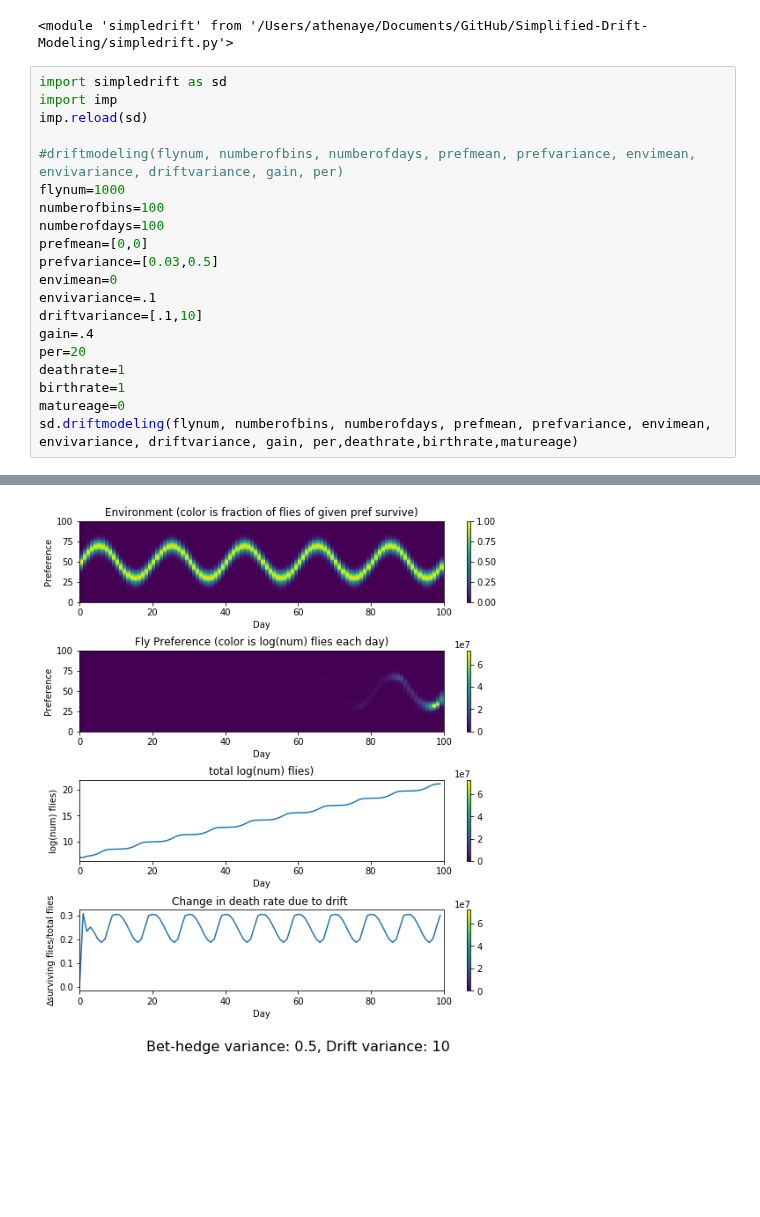
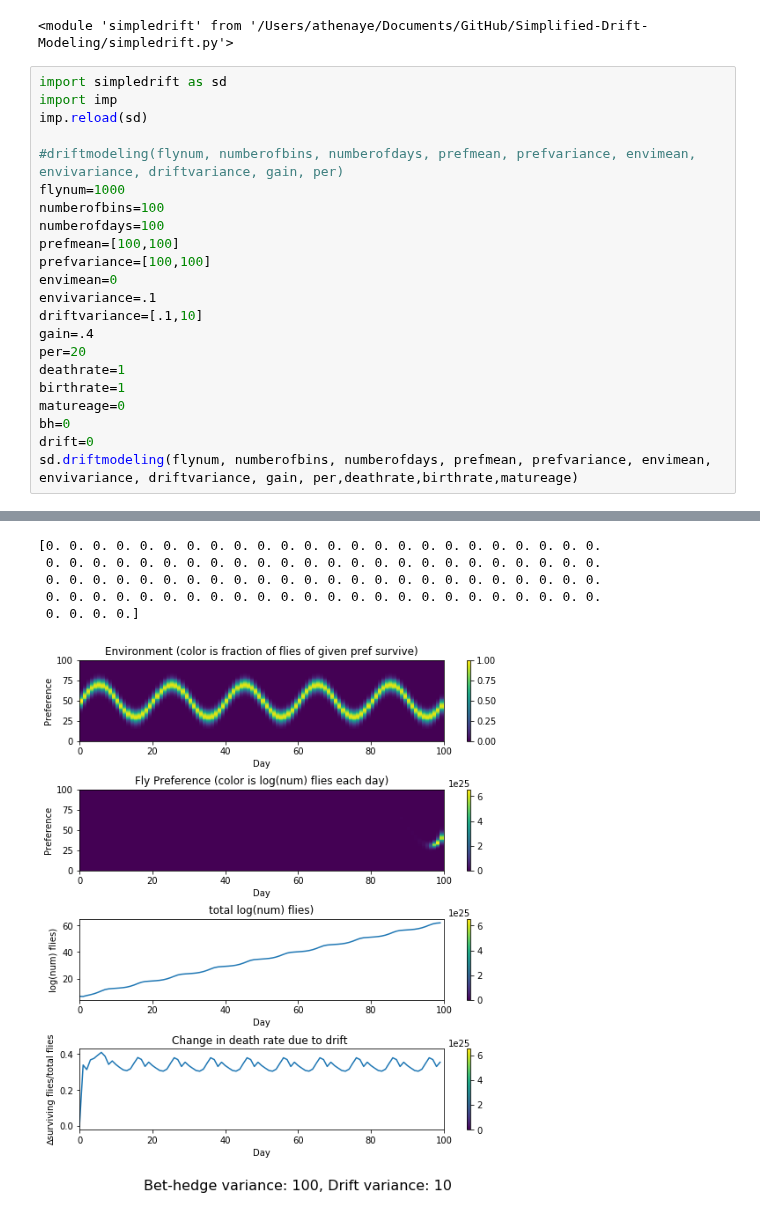
Before and after one commit to ryantmaloney/Simplified-Drift-Modeling, a Jupyter notebook: driftmodeling.ipynb, the cells around one changed output, grey strips where cells are left out. Saved outputs shown, nothing was run; the diff lists cells and outputs as text; blank space fills up the shorter version.

```diff
--- a/driftmodeling.ipynb
+++ b/driftmodeling.ipynb
@@ -13,8 +13,8 @@ imp.reload(sd)
 flynum=1000
 numberofbins=100
 numberofdays=100
-prefmean=[0,0]
-prefvariance=[0.03,0.5]
+prefmean=[100,100]
+prefvariance=[100,100]
 envimean=0
 envivariance=.1
 driftvariance=[.1,10]
@@ -23,5 +23,7 @@ per=20
 deathrate=1
 birthrate=1
 matureage=0
+bh=0
+drift=0
 sd.driftmodeling(flynum, numberofbins, numberofdays, prefmean, prefvariance, envimean, envivariance, driftvariance, gain, per,deathrate,birthrate,matureage)
 # %% [output]
@@ -29 +48,6 @@ sd.driftmodeling(flynum, numberofbins, numberofdays, prefmean, prefvariance, env
+[0. 0. 0. 0. 0. 0. 0. 0. 0. 0. 0. 0. 0. 0. 0. 0. 0. 0. 0. 0. 0. 0. 0. 0.
+ 0. 0. 0. 0. 0. 0. 0. 0. 0. 0. 0. 0. 0. 0. 0. 0. 0. 0. 0. 0. 0. 0. 0. 0.
+ 0. 0. 0. 0. 0. 0. 0. 0. 0. 0. 0. 0. 0. 0. 0. 0. 0. 0. 0. 0. 0. 0. 0. 0.
+ 0. 0. 0. 0. 0. 0. 0. 0. 0. 0. 0. 0. 0. 0. 0. 0. 0. 0. 0. 0. 0. 0. 0. 0.
+ 0. 0. 0. 0.]
-[figure, old version]
+[figure, new version]
```
Also changed, not shown: parts of 1 cell of this notebook, 1 other file.
